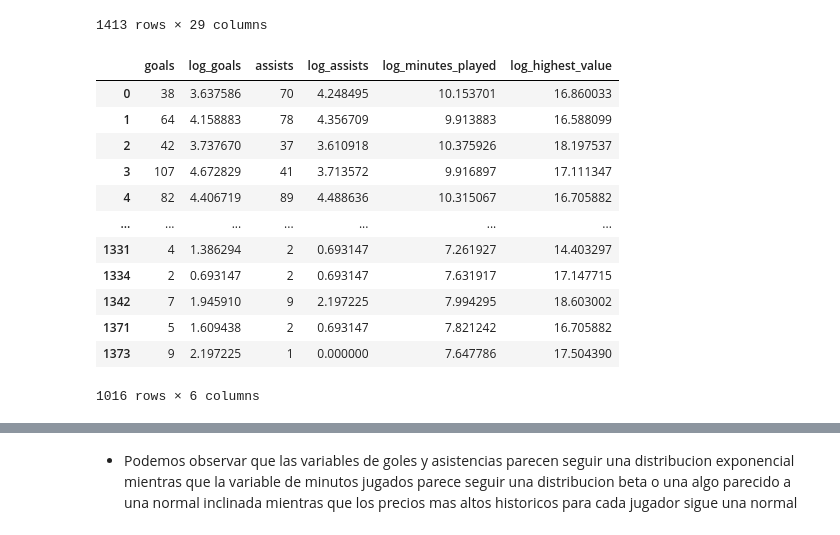
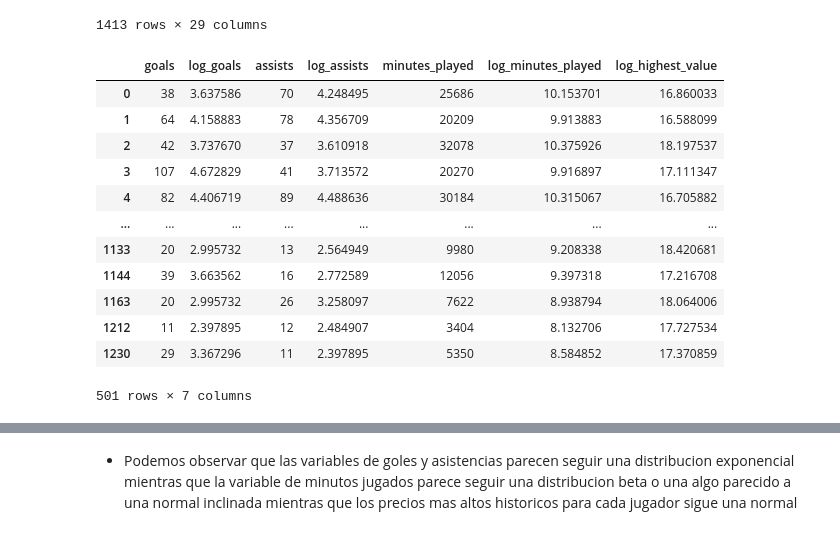
Before and after one commit to MatiMoran/EstimacionBayesiana, a Jupyter notebook: entregables/2/entrega_2_con_futbol.ipynb, the cells around one changed output, grey strips where cells are left out. Cells and saved outputs as stored; diff of their text form; code cells hidden in the pictures.

```diff
--- a/entregables/2/entrega_2_con_futbol.ipynb
+++ b/entregables/2/entrega_2_con_futbol.ipynb
@@ -177,27 +177,27 @@ df_players
 # %%
 df_players = df_players[df_players["minutes_played"] > 500]
 df_players = df_players[df_players["goals"].notna()]
-df_players = df_players[df_players["goals"] > 0]
+df_players = df_players[df_players["goals"] > 10]
 df_players['log_goals'] = np.log(df_players["goals"])
 df_players = df_players[df_players["assists"].notna()]
-df_players = df_players[df_players["assists"] > 0]
+df_players = df_players[df_players["assists"] > 10]
 df_players['log_assists'] = np.log(df_players["assists"])
 df_players = df_players[df_players["log_minutes_played"].notna()]
 df_players = df_players[df_players["log_highest_value"].notna()]
-df_players = df_players[['goals', 'log_goals', 'assists', 'log_assists', 'log_minutes_played', 'log_highest_value']]
+df_players = df_players[['goals', 'log_goals', 'assists', 'log_assists', "minutes_played", 'log_minutes_played', 'log_highest_value']]
 df_players
 # %% [output]
-|  | goals | log_goals | assists | log_assists | log_minutes_played | log_highest_value |
-| 0 | 38 | 3.637586 | 70 | 4.248495 | 10.153701 | 16.860033 |
-| 1 | 64 | 4.158883 | 78 | 4.356709 | 9.913883 | 16.588099 |
-| 2 | 42 | 3.737670 | 37 | 3.610918 | 10.375926 | 18.197537 |
-| 3 | 107 | 4.672829 | 41 | 3.713572 | 9.916897 | 17.111347 |
-| 4 | 82 | 4.406719 | 89 | 4.488636 | 10.315067 | 16.705882 |
-| ... | ... | ... | ... | ... | ... | ... |
-| 1331 | 4 | 1.386294 | 2 | 0.693147 | 7.261927 | 14.403297 |
-| 1334 | 2 | 0.693147 | 2 | 0.693147 | 7.631917 | 17.147715 |
-| 1342 | 7 | 1.945910 | 9 | 2.197225 | 7.994295 | 18.603002 |
-| 1371 | 5 | 1.609438 | 2 | 0.693147 | 7.821242 | 16.705882 |
-| 1373 | 9 | 2.197225 | 1 | 0.000000 | 7.647786 | 17.504390 |
+|  | goals | log_goals | assists | log_assists | minutes_played | log_minutes_played | log_highest_value |
+| 0 | 38 | 3.637586 | 70 | 4.248495 | 25686 | 10.153701 | 16.860033 |
+| 1 | 64 | 4.158883 | 78 | 4.356709 | 20209 | 9.913883 | 16.588099 |
+| 2 | 42 | 3.737670 | 37 | 3.610918 | 32078 | 10.375926 | 18.197537 |
+| 3 | 107 | 4.672829 | 41 | 3.713572 | 20270 | 9.916897 | 17.111347 |
+| 4 | 82 | 4.406719 | 89 | 4.488636 | 30184 | 10.315067 | 16.705882 |
+| ... | ... | ... | ... | ... | ... | ... | ... |
+| 1133 | 20 | 2.995732 | 13 | 2.564949 | 9980 | 9.208338 | 18.420681 |
+| 1144 | 39 | 3.663562 | 16 | 2.772589 | 12056 | 9.397318 | 17.216708 |
+| 1163 | 20 | 2.995732 | 26 | 3.258097 | 7622 | 8.938794 | 18.064006 |
+| 1212 | 11 | 2.397895 | 12 | 2.484907 | 3404 | 8.132706 | 17.727534 |
+| 1230 | 29 | 3.367296 | 11 | 2.397895 | 5350 | 8.584852 | 17.370859 |
-1016 rows × 6 columns
+501 rows × 7 columns
 # %%
```
Also changed, not shown: parts of 11 cells of this notebook, 1 other file.
